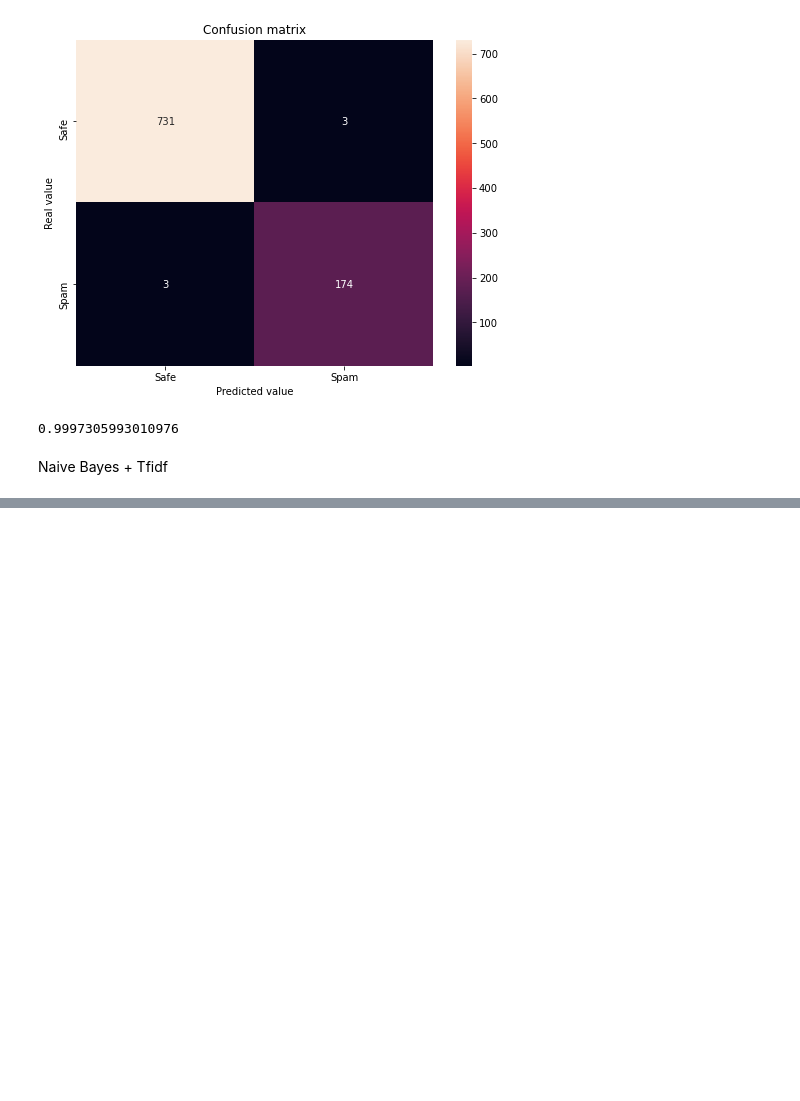
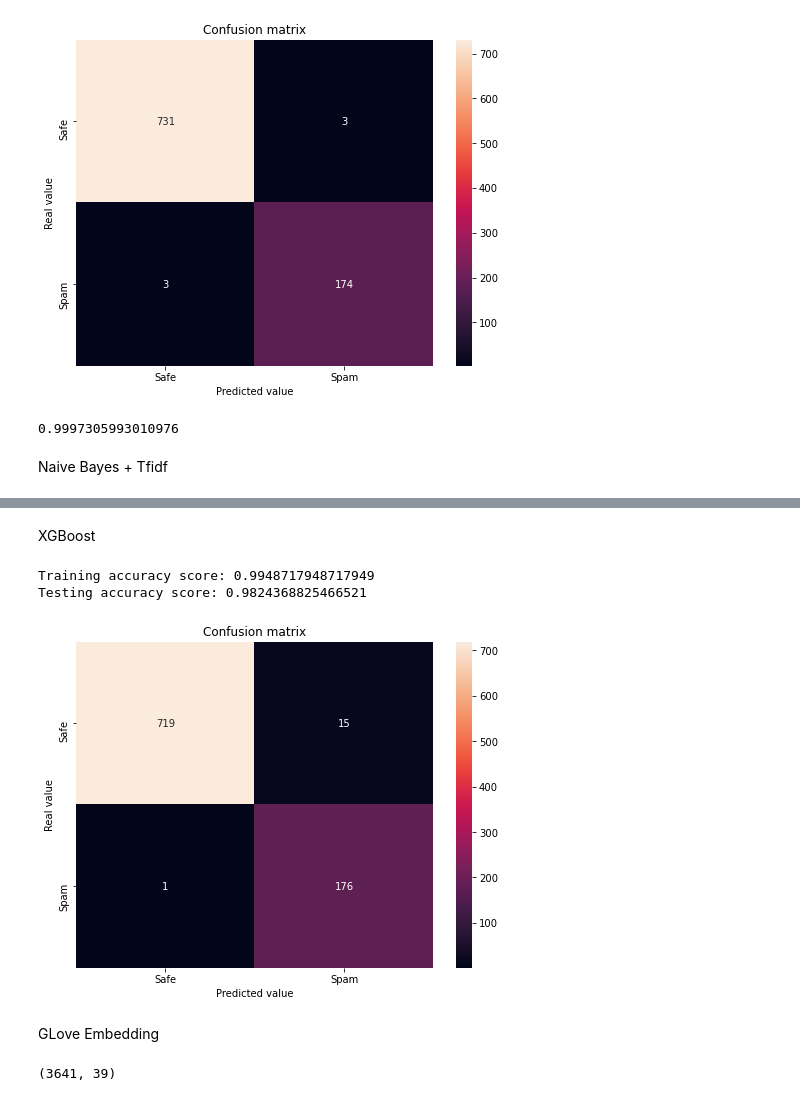
Before and after one commit to Abuton/Twitter-Election-Spam-Classification, a Jupyter notebook: Modelling.ipynb, the cells around one changed output, grey strips where cells are left out. Saved outputs shown, nothing was run; the diff lists cells and outputs as text; code cells hidden in the pictures; blank space fills up the shorter version.

Commit message:
embedded train

```diff
--- a/Modelling.ipynb
+++ b/Modelling.ipynb
@@ -499,0 +503,35 @@ seaborn_conf(y_test, yp_class)
+# %% [markdown]
+XGBoost
+# %%
+import xgboost as xgb
+pipe = Pipeline([
+    ('bow', CountVectorizer()),
+    ('tfid', TfidfTransformer()),
+    ('model', xgb.XGBClassifier(
+        learning_rate=0.1,
+        max_depth=6,
+        n_estimators=200,
+        use_label_encoder=False,
+        eval_metric='auc'
+    ))
+    ]
+)
+# %%
+pipe.fit(x_train, y_train)
+yp_class_test = pipe.predict(x_test)
+yp_class_train = pipe.predict(x_train)
+
+print('Training accuracy score: {}'.format(metrics.accuracy_score(y_train, yp_class_train)))
+print('Testing accuracy score: {}'.format(metrics.accuracy_score(y_test, yp_class_test)))
+
+seaborn_conf(y_test, yp_class_test)
+# %% [output]
+Training accuracy score: 0.9948717948717949
+Testing accuracy score: 0.9824368825466521
+[figure, added]
+# %% [markdown]
+GLove Embedding
+# %%
+train_padded.shape
+# %% [output]
+(3641, 39)
```
Also changed, not shown: parts of 2 cells of this notebook.
